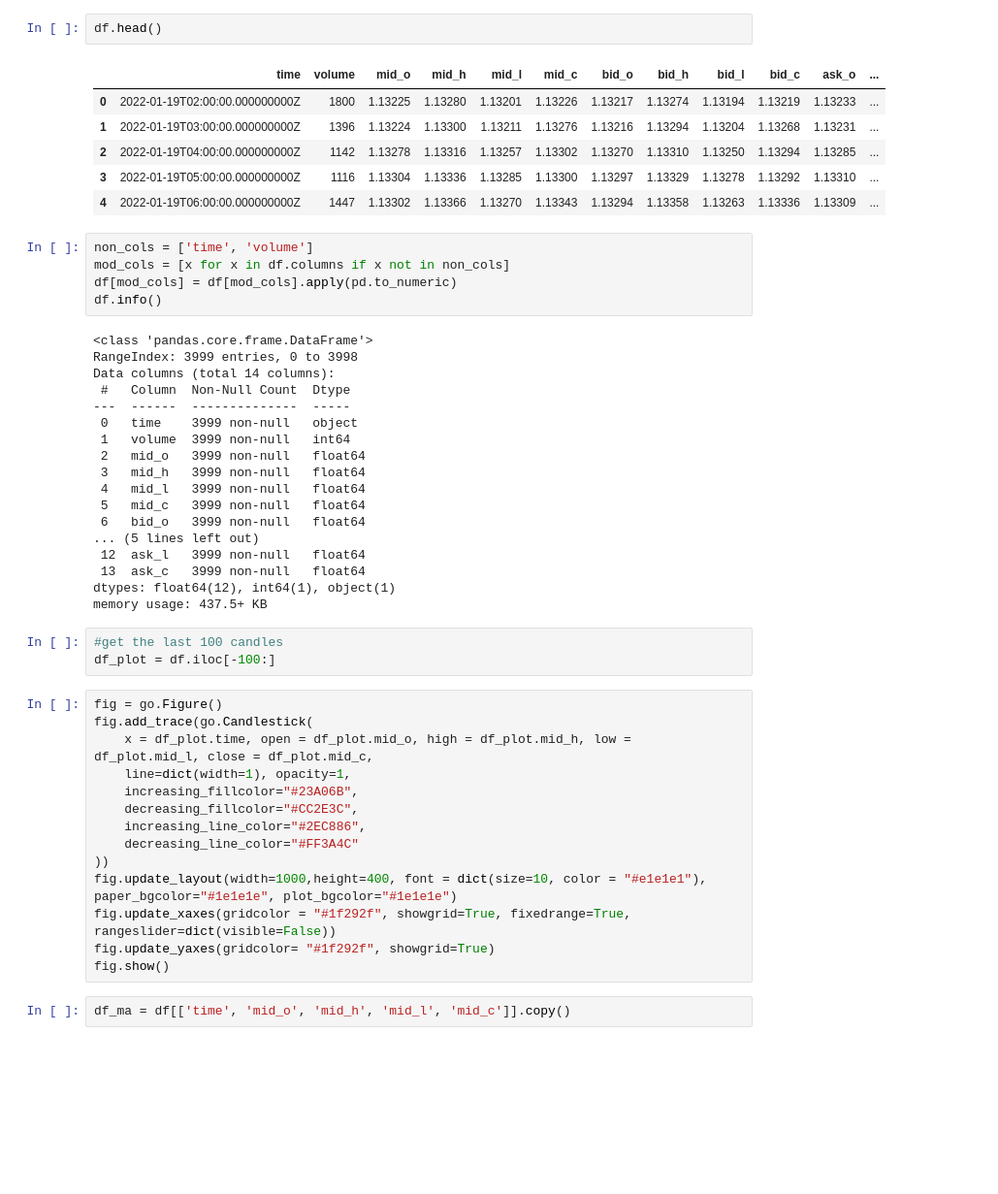
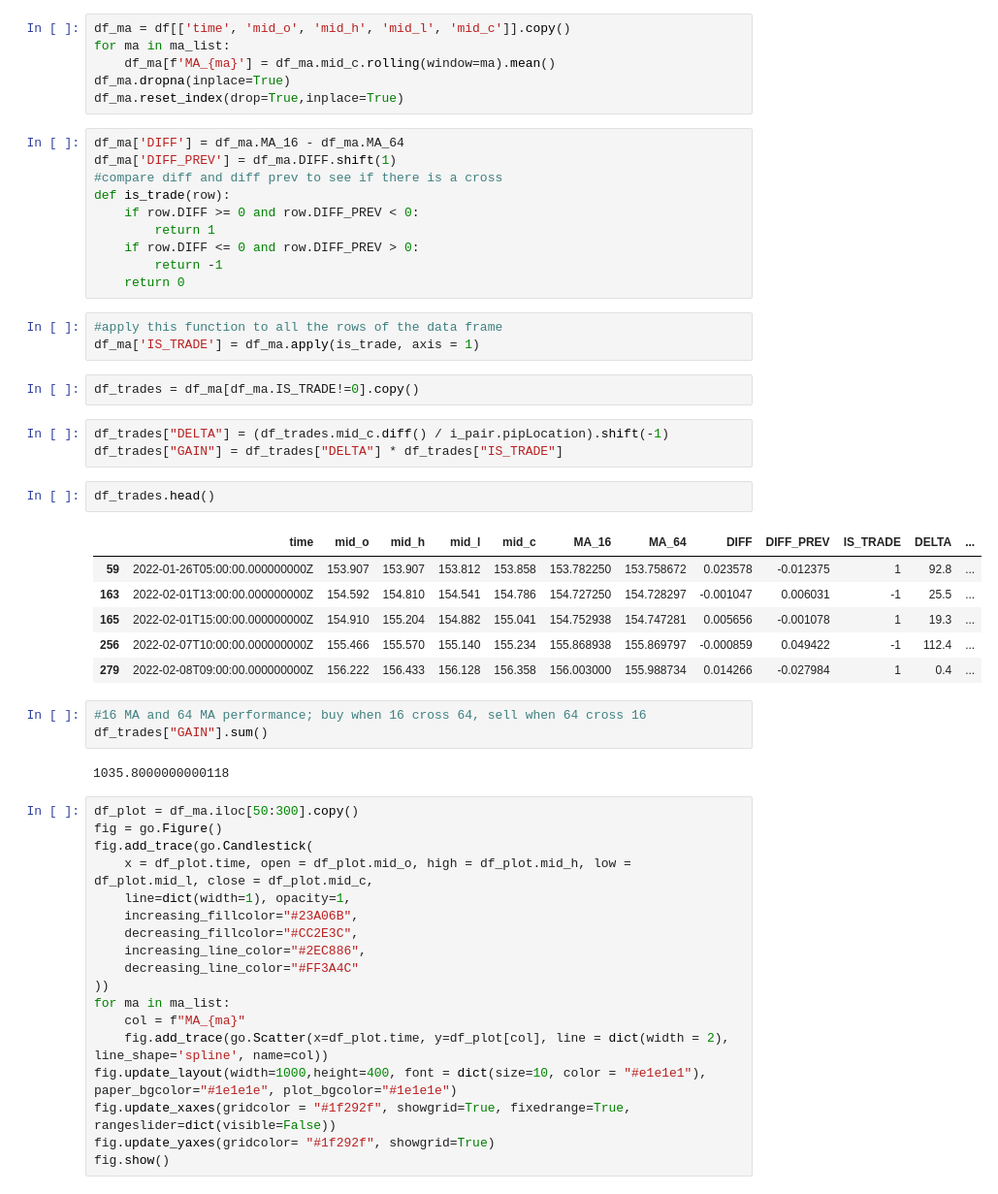
Before and after one commit to vincent65/Alpha-Seeker, a Jupyter notebook: candle_plot.ipynb, the cells around one changed output. Shown at 97% size. Saved outputs shown, nothing was run; the diff lists cells and outputs as text; blank space fills up the shorter version.

```diff
--- a/candle_plot.ipynb
+++ b/candle_plot.ipynb
@@ -11,39 +16,43 @@ df = pd.read_pickle(utils.get_hist_data_filename(pair, granularity))
+# %%
+df_ma = df[['time', 'mid_o', 'mid_h', 'mid_l', 'mid_c']].copy()
+for ma in ma_list:
+    df_ma[f'MA_{ma}'] = df_ma.mid_c.rolling(window=ma).mean()
+df_ma.dropna(inplace=True)
+df_ma.reset_index(drop=True,inplace=True)
+# %%
+df_ma['DIFF'] = df_ma.MA_16 - df_ma.MA_64
+df_ma['DIFF_PREV'] = df_ma.DIFF.shift(1)
+#compare diff and diff prev to see if there is a cross
+def is_trade(row):
+    if row.DIFF >= 0 and row.DIFF_PREV < 0:
+        return 1
+    if row.DIFF <= 0 and row.DIFF_PREV > 0:
+        return -1
+    return 0
+# %%
+#apply this function to all the rows of the data frame
+df_ma['IS_TRADE'] = df_ma.apply(is_trade, axis = 1)
+# %%
+df_trades = df_ma[df_ma.IS_TRADE!=0].copy()
+# %%
+df_trades["DELTA"] = (df_trades.mid_c.diff() / i_pair.pipLocation).shift(-1)
+df_trades["GAIN"] = df_trades["DELTA"] * df_trades["IS_TRADE"]
 # %%
-df.head()
+df_trades.head()
 # %% [output]
-|  | time | volume | mid_o | mid_h | mid_l | mid_c | bid_o | bid_h | bid_l | bid_c | ask_o | ... |
-| 0 | 2022-01-19T02:00:00.000000000Z | 1800 | 1.13225 | 1.13280 | 1.13201 | 1.13226 | 1.13217 | 1.13274 | 1.13194 | 1.13219 | 1.13233 | ... |
-| 1 | 2022-01-19T03:00:00.000000000Z | 1396 | 1.13224 | 1.13300 | 1.13211 | 1.13276 | 1.13216 | 1.13294 | 1.13204 | 1.13268 | 1.13231 | ... |
-| 2 | 2022-01-19T04:00:00.000000000Z | 1142 | 1.13278 | 1.13316 | 1.13257 | 1.13302 | 1.13270 | 1.13310 | 1.13250 | 1.13294 | 1.13285 | ... |
-| 3 | 2022-01-19T05:00:00.000000000Z | 1116 | 1.13304 | 1.13336 | 1.13285 | 1.13300 | 1.13297 | 1.13329 | 1.13278 | 1.13292 | 1.13310 | ... |
-| 4 | 2022-01-19T06:00:00.000000000Z | 1447 | 1.13302 | 1.13366 | 1.13270 | 1.13343 | 1.13294 | 1.13358 | 1.13263 | 1.13336 | 1.13309 | ... |
+|  | time | mid_o | mid_h | mid_l | mid_c | MA_16 | MA_64 | DIFF | DIFF_PREV | IS_TRADE | DELTA | ... |
+| 59 | 2022-01-26T05:00:00.000000000Z | 153.907 | 153.907 | 153.812 | 153.858 | 153.782250 | 153.758672 | 0.023578 | -0.012375 | 1 | 92.8 | ... |
+| 163 | 2022-02-01T13:00:00.000000000Z | 154.592 | 154.810 | 154.541 | 154.786 | 154.727250 | 154.728297 | -0.001047 | 0.006031 | -1 | 25.5 | ... |
+| 165 | 2022-02-01T15:00:00.000000000Z | 154.910 | 155.204 | 154.882 | 155.041 | 154.752938 | 154.747281 | 0.005656 | -0.001078 | 1 | 19.3 | ... |
+| 256 | 2022-02-07T10:00:00.000000000Z | 155.466 | 155.570 | 155.140 | 155.234 | 155.868938 | 155.869797 | -0.000859 | 0.049422 | -1 | 112.4 | ... |
+| 279 | 2022-02-08T09:00:00.000000000Z | 156.222 | 156.433 | 156.128 | 156.358 | 156.003000 | 155.988734 | 0.014266 | -0.027984 | 1 | 0.4 | ... |
-# %%
-non_cols = ['time', 'volume']
-mod_cols = [x for x in df.columns if x not in non_cols]
-df[mod_cols] = df[mod_cols].apply(pd.to_numeric)
-df.info()
-# %% [output]
-<class 'pandas.core.frame.DataFrame'>
-RangeIndex: 3999 entries, 0 to 3998
-Data columns (total 14 columns):
- #   Column  Non-Null Count  Dtype
----  ------  --------------  -----
- 0   time    3999 non-null   object
- 1   volume  3999 non-null   int64
- 2   mid_o   3999 non-null   float64
- 3   mid_h   3999 non-null   float64
- 4   mid_l   3999 non-null   float64
- 5   mid_c   3999 non-null   float64
- 6   bid_o   3999 non-null   float64
-... (5 lines left out)
- 12  ask_l   3999 non-null   float64
- 13  ask_c   3999 non-null   float64
-dtypes: float64(12), int64(1), object(1)
-memory usage: 437.5+ KB
-# %%
-#get the last 100 candles
-df_plot = df.iloc[-100:]
+# %%
+#16 MA and 64 MA performance; buy when 16 cross 64, sell when 64 cross 16
+df_trades["GAIN"].sum()
+# %% [output]
+1035.8000000000118
 # %%
+df_plot = df_ma.iloc[50:300].copy()
 fig = go.Figure()
 fig.add_trace(go.Candlestick(
     x = df_plot.time, open = df_plot.mid_o, high = df_plot.mid_h, low = df_plot.mid_l, close = df_plot.mid_c,
@@ -53,9 +62,10 @@ fig.add_trace(go.Candlestick(
     increasing_line_color="#2EC886",
     decreasing_line_color="#FF3A4C"
 ))
+for ma in ma_list:
+    col = f"MA_{ma}"
+    fig.add_trace(go.Scatter(x=df_plot.time, y=df_plot[col], line = dict(width = 2), line_shape='spline', name=col))
 fig.update_layout(width=1000,height=400, font = dict(size=10, color = "#e1e1e1"), paper_bgcolor="#1e1e1e", plot_bgcolor="#1e1e1e")
 fig.update_xaxes(gridcolor = "#1f292f", showgrid=True, fixedrange=True, rangeslider=dict(visible=False))
 fig.update_yaxes(gridcolor= "#1f292f", showgrid=True)
 fig.show()
-# %%
-df_ma = df[['time', 'mid_o', 'mid_h', 'mid_l', 'mid_c']].copy()
```
Also changed, not shown: parts of 7 cells of this notebook, 2 other files.
